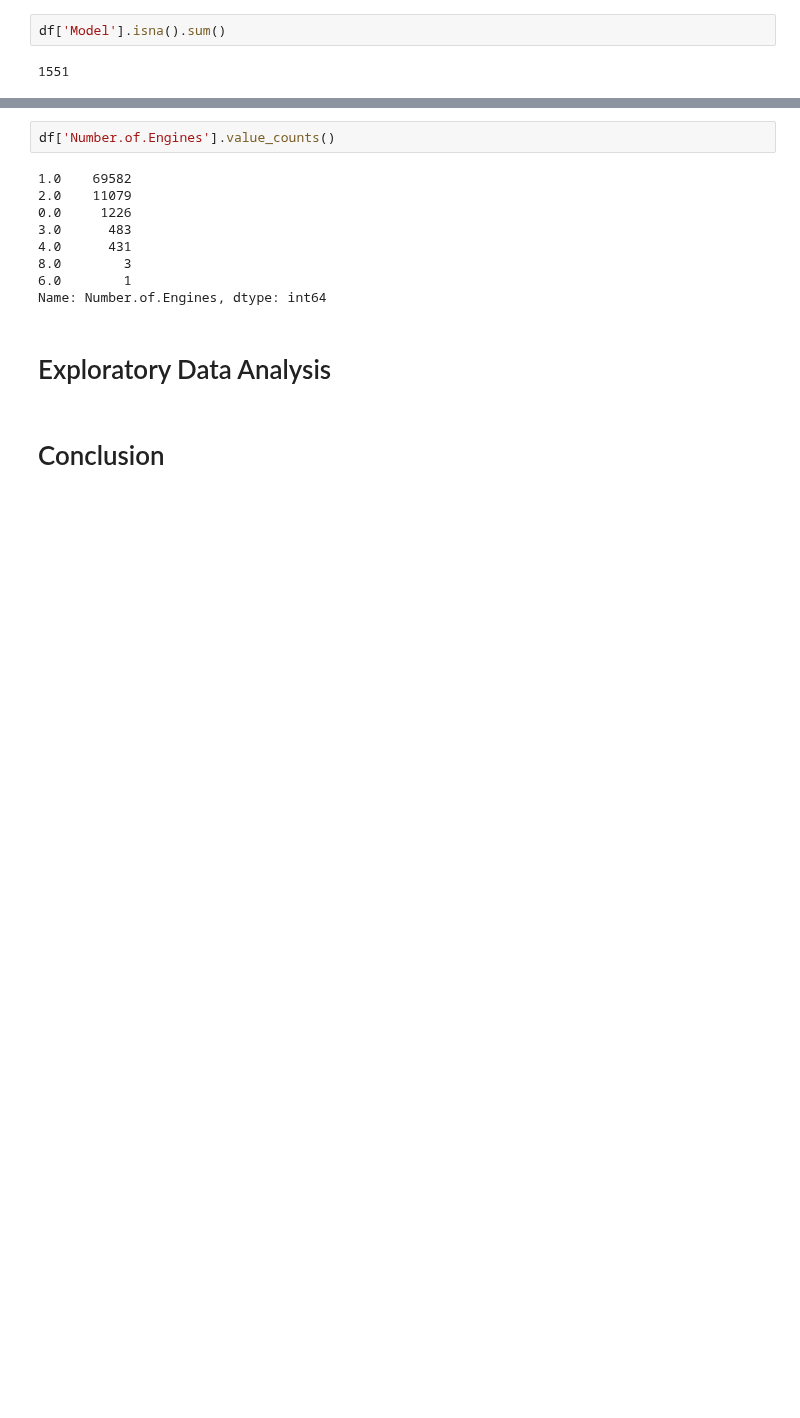
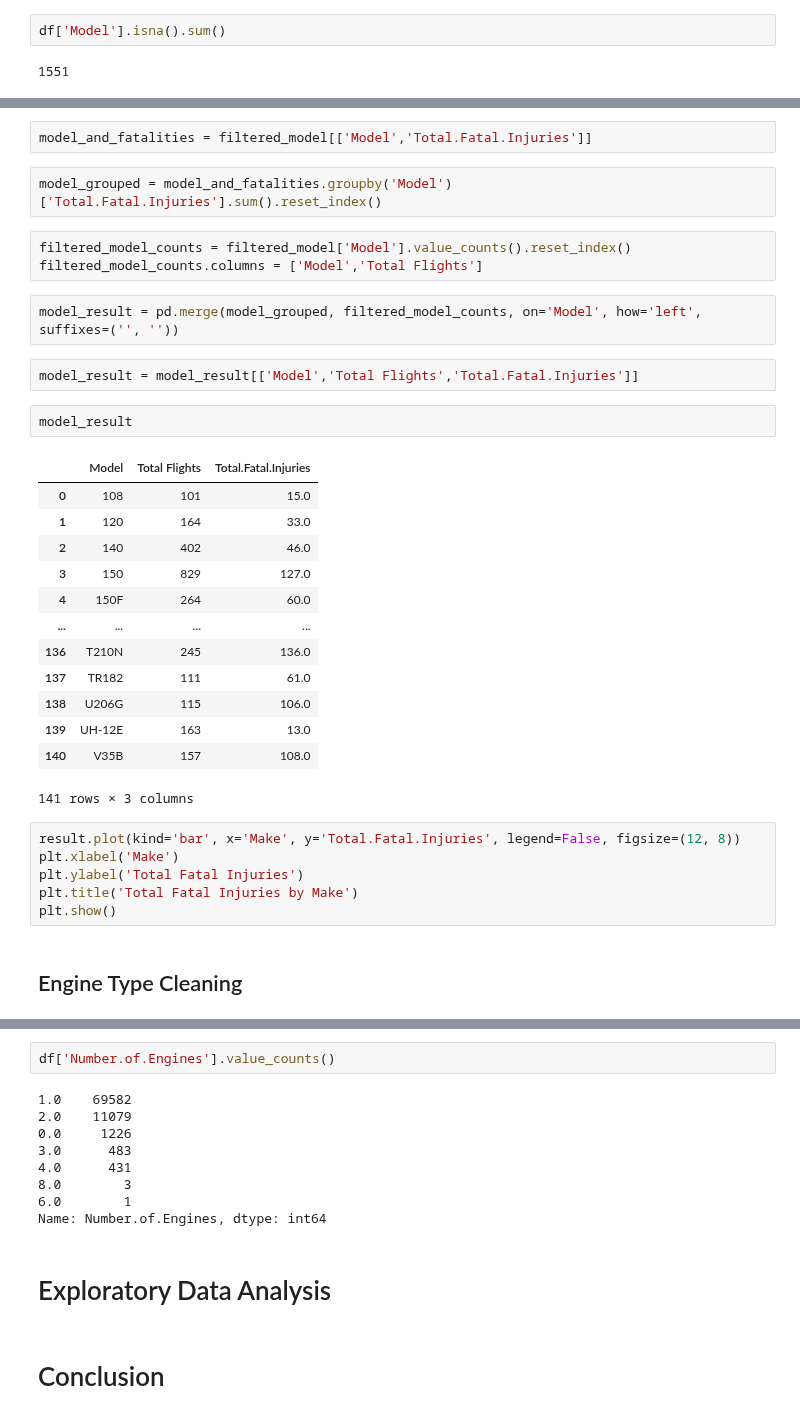
Before and after one commit to cjimenez1123/Aircraft-Risk-Analysis, a Jupyter notebook: notebook.ipynb, the cells around one changed output, grey strips where cells are left out. Cells and saved outputs as stored; diff of their text form; blank space fills up the shorter version.

```diff
--- a/notebook.ipynb
+++ b/notebook.ipynb
@@ -206,0 +231,35 @@ model_dropped = df['Model'].dropna()
+# %%
+model_and_fatalities = filtered_model[['Model','Total.Fatal.Injuries']]
+# %%
+model_grouped = model_and_fatalities.groupby('Model')['Total.Fatal.Injuries'].sum().reset_index()
+# %%
+filtered_model_counts = filtered_model['Model'].value_counts().reset_index()
+filtered_model_counts.columns = ['Model','Total Flights']
+# %%
+model_result = pd.merge(model_grouped, filtered_model_counts, on='Model', how='left', suffixes=('', ''))
+# %%
+model_result = model_result[['Model','Total Flights','Total.Fatal.Injuries']]
+# %%
+model_result
+# %% [output]
+|  | Model | Total Flights | Total.Fatal.Injuries |
+| 0 | 108 | 101 | 15.0 |
+| 1 | 120 | 164 | 33.0 |
+| 2 | 140 | 402 | 46.0 |
+| 3 | 150 | 829 | 127.0 |
+| 4 | 150F | 264 | 60.0 |
+| ... | ... | ... | ... |
+| 136 | T210N | 245 | 136.0 |
+| 137 | TR182 | 111 | 61.0 |
+| 138 | U206G | 115 | 106.0 |
+| 139 | UH-12E | 163 | 13.0 |
+| 140 | V35B | 157 | 108.0 |
+141 rows × 3 columns
+# %%
+result.plot(kind='bar', x='Make', y='Total.Fatal.Injuries', legend=False, figsize=(12, 8))
+plt.xlabel('Make')
+plt.ylabel('Total Fatal Injuries')
+plt.title('Total Fatal Injuries by Make')
+plt.show()
+# %% [markdown]
+## Engine Type Cleaning
```
Also changed, not shown: parts of 27 cells of this notebook.
